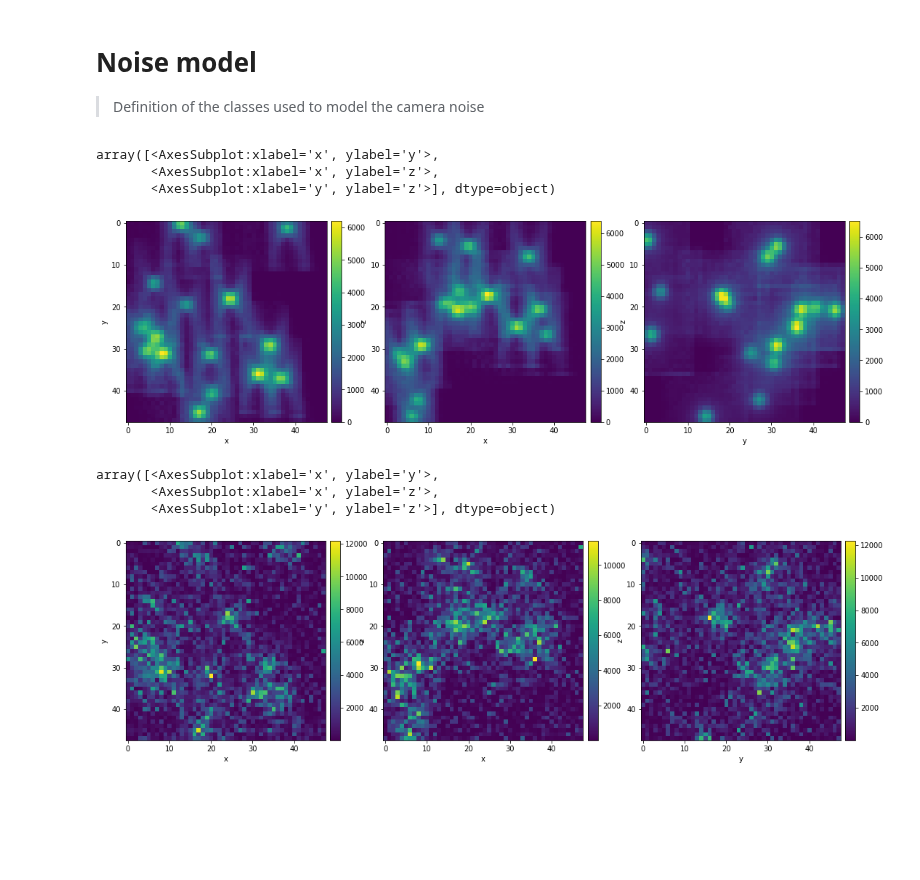
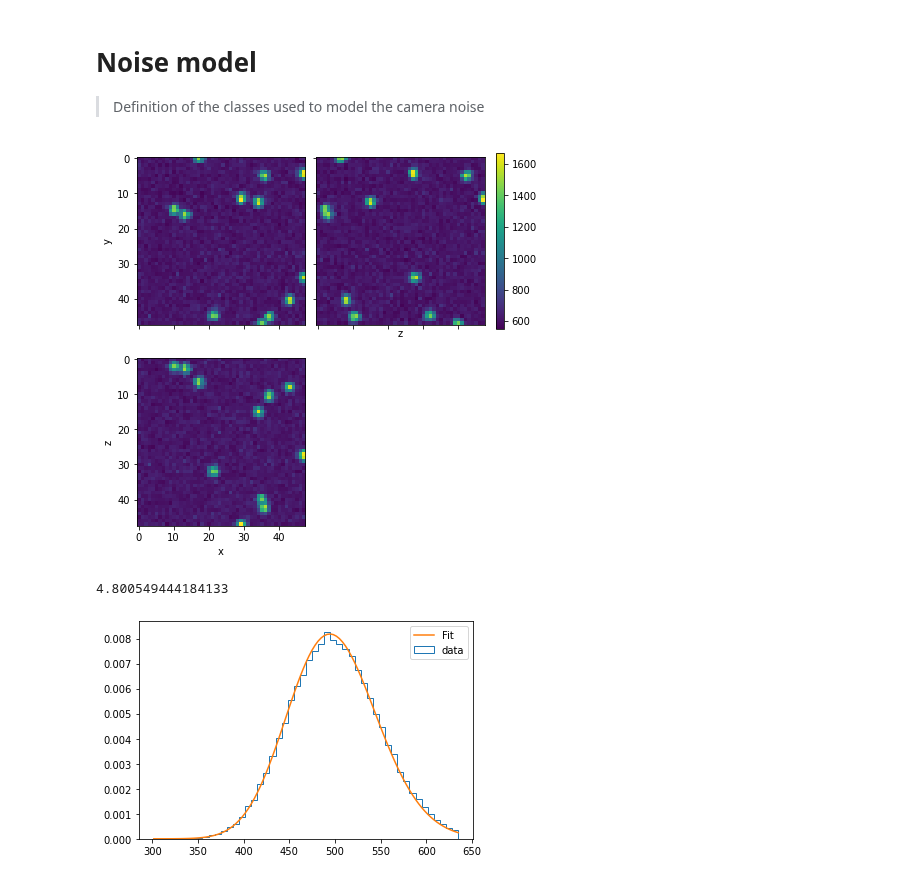
Before and after one commit to TuragaLab/decode_fish, a Jupyter notebook: nbs/03_noise.ipynb, the cells around one changed output. Drawn from its saved outputs; the diff is of its cells as text; code cells hidden in the pictures; blank space fills up the shorter version.

```diff
--- a/nbs/03_noise.ipynb
+++ b/nbs/03_noise.ipynb
@@ -39,45 +41,35 @@ class sCMOS(nn.Module):
         self.register_buffer('baseline', torch.tensor(baseline))
 
     def forward(self, x_sim, background):
-        x_sim_background = x_sim +  background
+
+        x_sim_background = x_sim + background
         x_sim_background.clamp_(1.0)
+
         conc = (x_sim_background - self.baseline) / self.theta
         xsim_dist = D.Gamma(concentration=conc, rate=1 / self.theta)
+        loc_trafo = [D.AffineTransform(loc=self.baseline, scale=1, event_dim=1)]
+        xsim_dist = D.TransformedDistribution(xsim_dist, loc_trafo)
         return xsim_dist
 # %%
 from decode_fish.engine.psf import LinearInterpolatedPSF
-from decode_fish.engine.noise import sCMOS
 from decode_fish.engine.point_process import PointProcessUniform
 from decode_fish.engine.microscope import Microscope
 from decode_fish.funcs.plotting import plot_3d_projections
+from decode_fish.funcs.file_io import get_gaussian_psf
 
-psf_state = torch.load('/groups/turaga/home/speisera/Mackebox/Artur/WorkDB/deepstorm/fishcod/simfish_psf.pkl')
-_,xs,ys,zs = psf_state['psf_volume'].shape
-psf = LinearInterpolatedPSF([31,31,31], upsample_factor= 1)
-psf.load_state_dict(psf_state)
+psf = get_gaussian_psf([21,21,21],[1.,1.,1.])
+noise = sCMOS(theta=5., baseline=0)
 
-noise = sCMOS(theta=50000.)
+micro = Microscope(parametric_psf=[psf], noise=noise, scale=1000).cuda()
 
-micro = Microscope(parametric_psf=[psf], noise=noise, multipl=1000).cuda()
-
-point_process = PointProcessUniform(local_rate = torch.ones([1,1,48,48,48]).cuda()*.0001, min_int = 0.5)
+point_process = PointProcessUniform(local_rate = torch.ones([1,1,48,48,48]).cuda()*.0001)
 locs_3d, x_os_3d, y_os_3d, z_os_3d, ints_3d, output_shape = point_process.sample()
 
 xsim = micro(locs_3d, x_os_3d, y_os_3d, z_os_3d, ints_3d, output_shape)
 
 background = torch.ones_like(xsim) * 500
 xsim_noise = micro.noise(xsim, background).sample()
-# %%
-plot_3d_projections(xsim[0,0])
-# %% [output]
-array([<AxesSubplot:xlabel='x', ylabel='y'>,
-       <AxesSubplot:xlabel='x', ylabel='z'>,
-       <AxesSubplot:xlabel='y', ylabel='z'>], dtype=object)
-[figure, removed]
-# %%
-plot_3d_projections(xsim_noise[0,0])
-# %% [output]
-array([<AxesSubplot:xlabel='x', ylabel='y'>,
-       <AxesSubplot:xlabel='x', ylabel='z'>,
-       <AxesSubplot:xlabel='y', ylabel='z'>], dtype=object)
-[figure, removed]
+# %%
+_ = plot_3d_projections(xsim_noise, size=3)
+# %% [output]
+[figure, added]
@@ -84,3 +100,8 @@ array([<AxesSubplot:xlabel='x', ylabel='y'>,
+# %%
+estimate_noise_scale(img, bg, 99)
+# %% [output]
+4.800549444184133
+[figure, added]
 # %%
 !nbdev_build_lib
 # %% [output]
```
Also changed, not shown: parts of 4 cells of this notebook, 45 other files.
